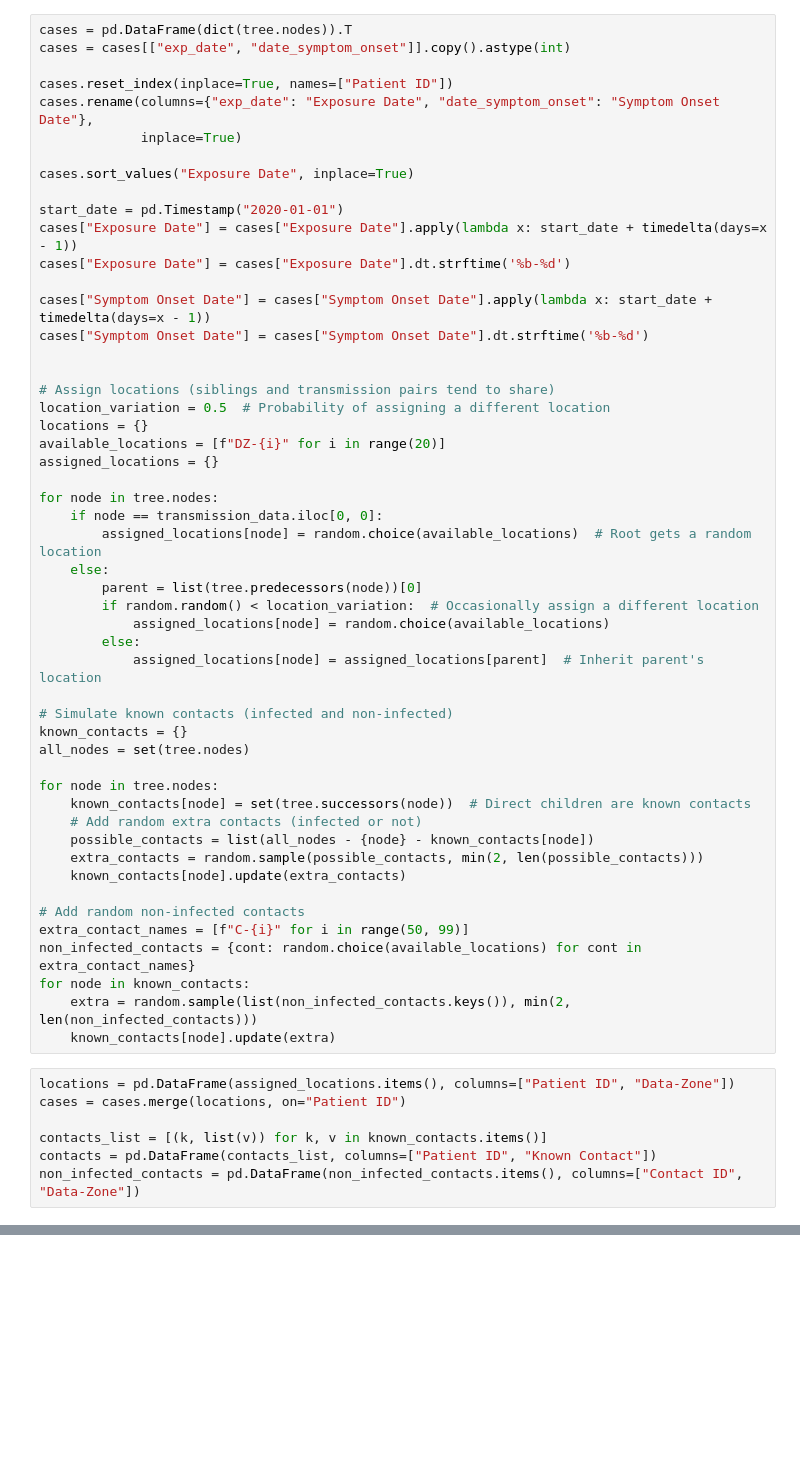
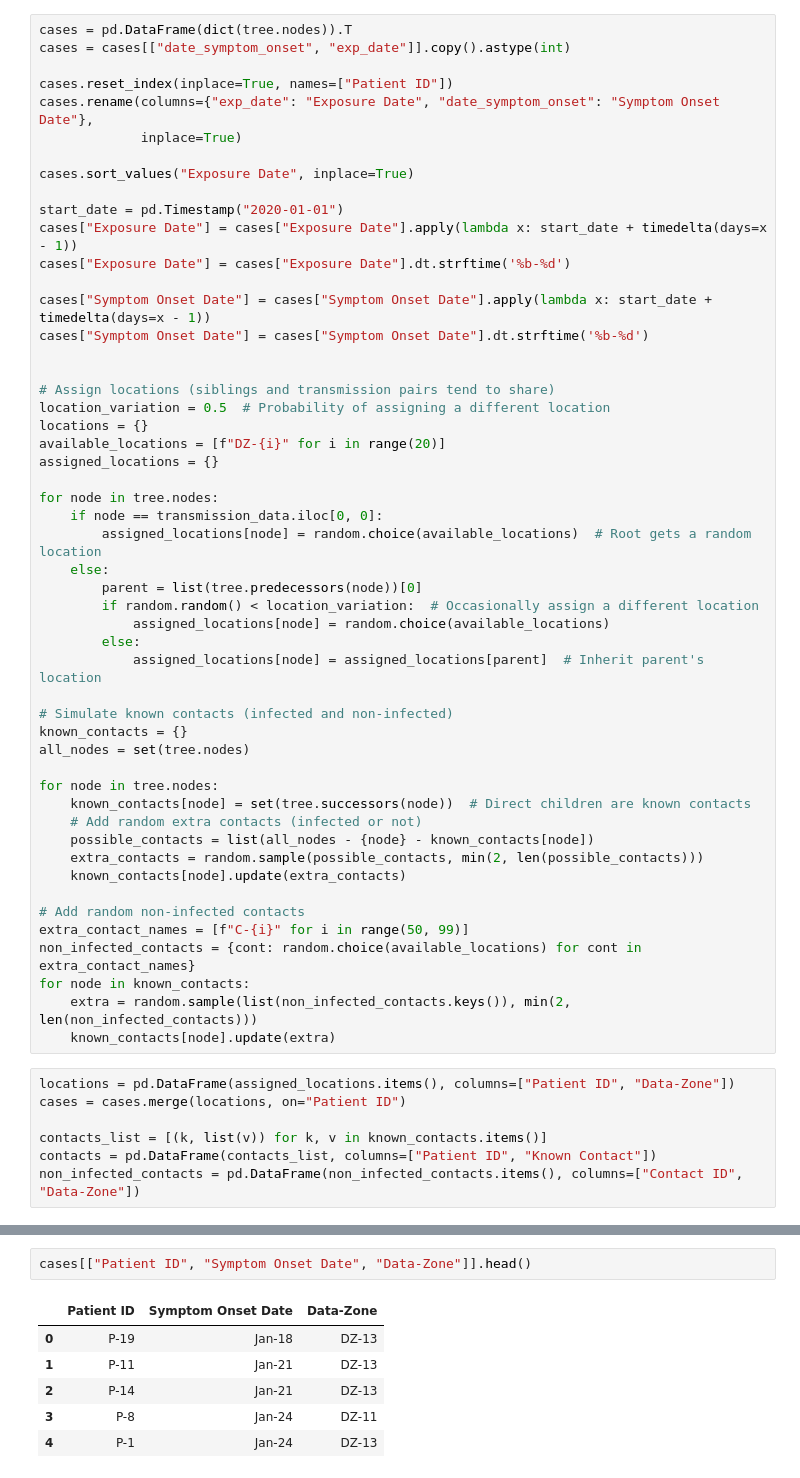
Before and after one commit to Dominic-Arthur/PESC-Activity, a Jupyter notebook: Data.ipynb, the cells around one changed output, grey strips where cells are left out. Cells and saved outputs as stored; diff of their text form; blank space fills up the shorter version.

```diff
--- a/Data.ipynb
+++ b/Data.ipynb
@@ -200,6 +200,6 @@ Markdown(transmission_data.iloc[:10].to_markdown(index=False))
 # %%
 cases = pd.DataFrame(dict(tree.nodes)).T
-cases = cases[["exp_date", "date_symptom_onset"]].copy().astype(int)
+cases = cases[["date_symptom_onset", "exp_date"]].copy().astype(int)
 
 cases.reset_index(inplace=True, names=["Patient ID"])
 cases.rename(columns={"exp_date": "Exposure Date", "date_symptom_onset": "Symptom Onset Date"},
@@ -276,0 +277,9 @@ Markdown(cases.iloc[: 10].to_markdown(index=False))
+# %%
+cases[["Patient ID", "Symptom Onset Date", "Data-Zone"]].head()
+# %% [output]
+|  | Patient ID | Symptom Onset Date | Data-Zone |
+| 0 | P-19 | Jan-18 | DZ-13 |
+| 1 | P-11 | Jan-21 | DZ-13 |
+| 2 | P-14 | Jan-21 | DZ-13 |
+| 3 | P-8 | Jan-24 | DZ-11 |
+| 4 | P-1 | Jan-24 | DZ-13 |
```
Also changed, not shown: parts of 7 cells of this notebook, 8 other files.
